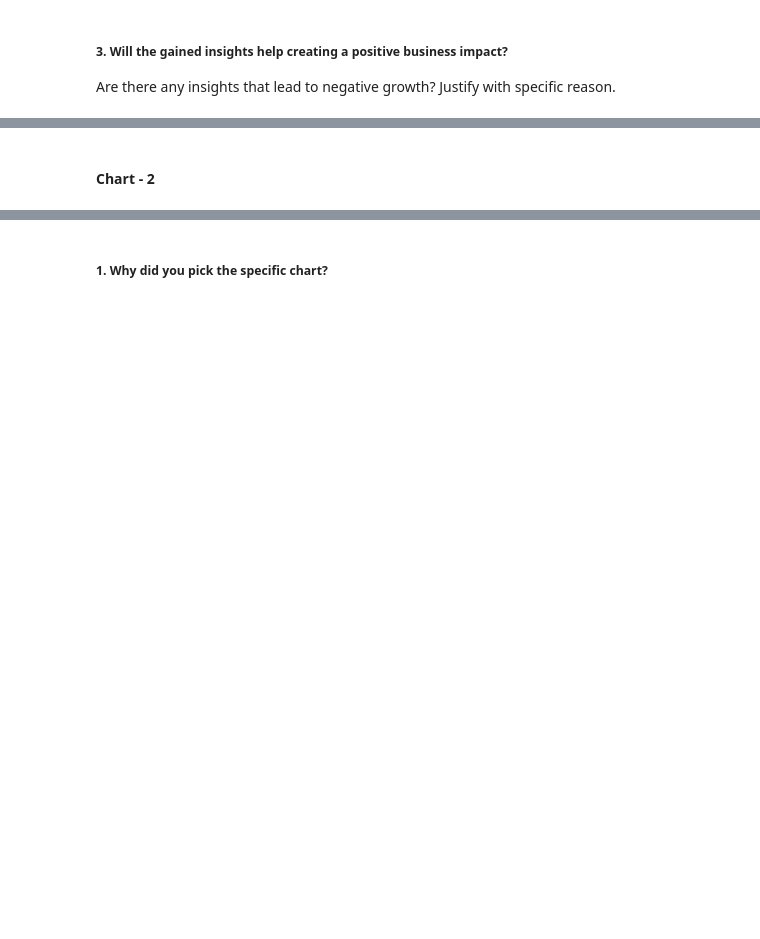
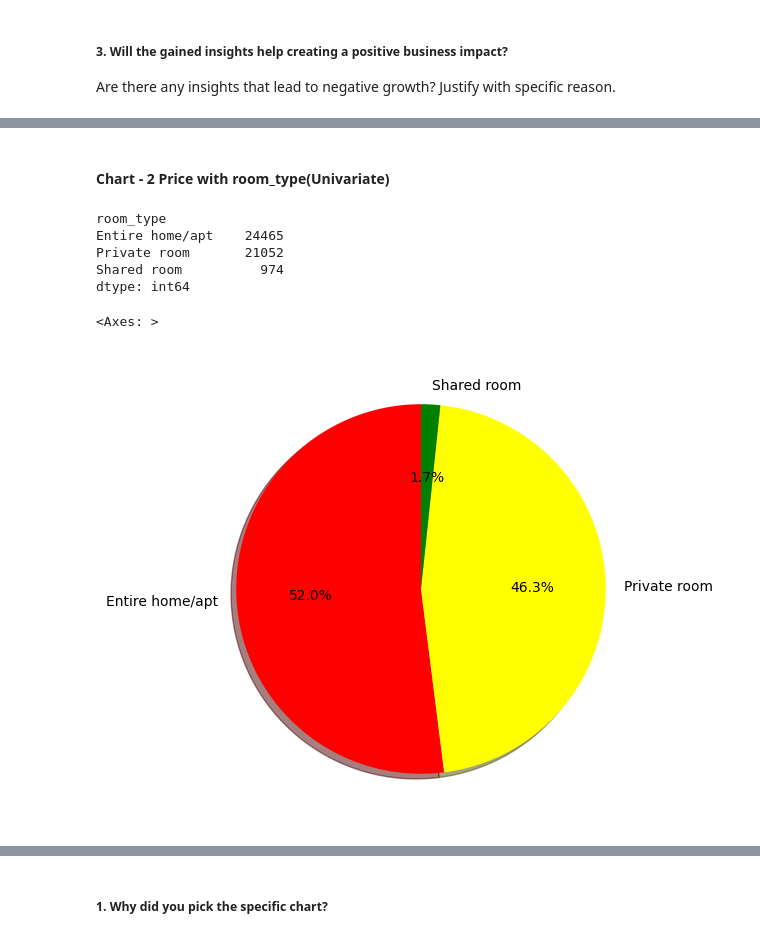
Before and after one commit to Manjunathdangi/Airbnb-Booking-Analysis, a Jupyter notebook: Copy_of_Sample_EDA_Submission_Template.ipynb, the cells around one changed output, grey strips where cells are left out. Cells and saved outputs as stored; diff of their text form; code cells hidden in the pictures; blank space fills up the shorter version.

```diff
--- a/Copy_of_Sample_EDA_Submission_Template.ipynb
+++ b/Copy_of_Sample_EDA_Submission_Template.ipynb
@@ -603,2 +975,2 @@ Answer Here
 # %% [markdown]
-#### Chart - 2
+#### Chart - 2 Price with room_type(Univariate)
@@ -606,0 +977,23 @@ Answer Here
+# %%
+# Chart - 2 visualization code
+print(Airbnb[Airbnb['availability_365']<=359].loc[:,['room_type']].value_counts())
+print(" ")
+
+
+Airbnb[Airbnb['availability_365']<=9].loc[:,['room_type']].value_counts().plot(kind='pie',
+                              figsize=(15,6),
+                               autopct="%1.1f%%",
+                               startangle=90,
+                               shadow=True,
+                               labels=['Entire home/apt','Private room','Shared room'],
+                               colors=['red','yellow','green'],
+                               explode=[0,0,0]
+                              )
+# %% [output]
+room_type
+Entire home/apt    24465
+Private room       21052
+Shared room          974
+dtype: int64
+<Axes: >
+[figure, added]
```
Also changed, not shown: parts of 79 cells of this notebook.
